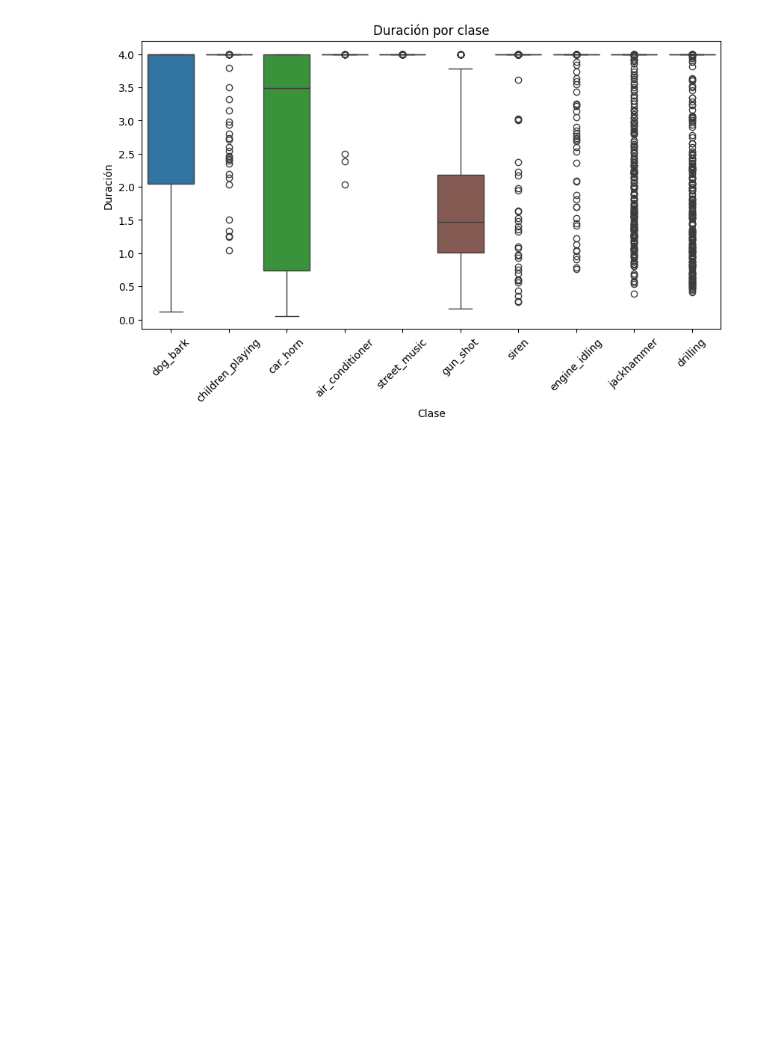
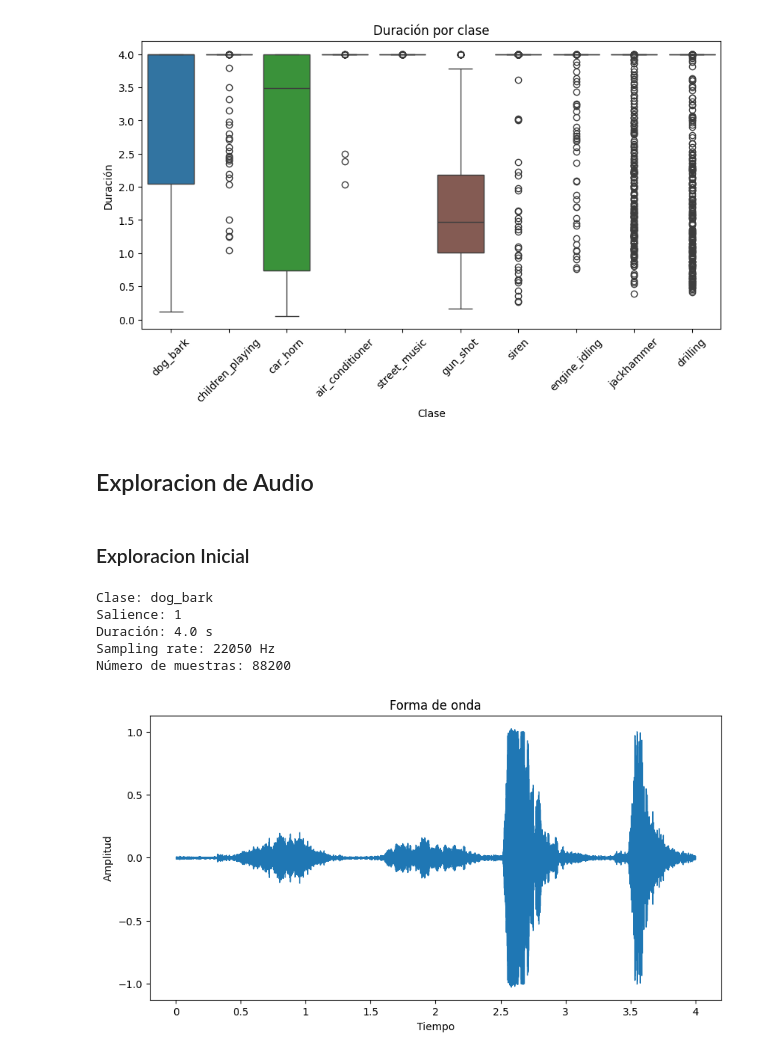
Before and after one commit to LeivaDiego/Urban-Audio-Classification, a Jupyter notebook: EDA.ipynb, the cells around one changed output. Drawn from its saved outputs; the diff is of its cells as text; code cells hidden in the pictures; blank space fills up the shorter version.

Commit message:
Audio Exploration v1

```diff
--- a/EDA.ipynb
+++ b/EDA.ipynb
@@ -145,3 +147,41 @@ plt.ylabel('Duración')
 plt.show()
 # %% [output]
 [figure]
+# %% [markdown]
+## Exploracion de Audio
+# %% [markdown]
+### Exploracion Inicial
+# %%
+# Obtener un archivo de audio de forma aleatoria
+audio_sample = metadata.sample(n=1)
+fold = audio_sample['fold'].values[0]
+file_name = audio_sample['slice_file_name'].values[0]
+audio_path = f'data/UrbanSound8K/audio/fold{fold}/{file_name}'
+
+# Cargar el archivo de audio
+audio_data, sample_rate = librosa.load(audio_path)
+
+# Datos del archivo de audio
+print(f"Clase: {audio_sample['class'].values[0]}")
+print(f"Salience: {audio_sample['salience'].values[0]}")
+print(f"Duración: {audio_sample['duration'].values[0]} s")
+print(f"Sampling rate: {sample_rate} Hz")
+print(f"Número de muestras: {len(audio_data)}")
+
+# Visualización de la forma de onda
+plt.figure(figsize=(10, 5))
+librosa.display.waveshow(audio_data, sr=sample_rate)
+plt.title('Forma de onda')
+plt.xlabel('Tiempo')
+plt.ylabel('Amplitud')
+plt.show()
+
+# Incrustar el archivo de audio
+Audio(filename=audio_path, autoplay=True)
+# %% [output]
+Clase: dog_bark
+Salience: 1
+Duración: 4.0 s
+Sampling rate: 22050 Hz
+Número de muestras: 88200
+[figure, added]
```
Also changed, not shown: parts of 7 cells of this notebook.
